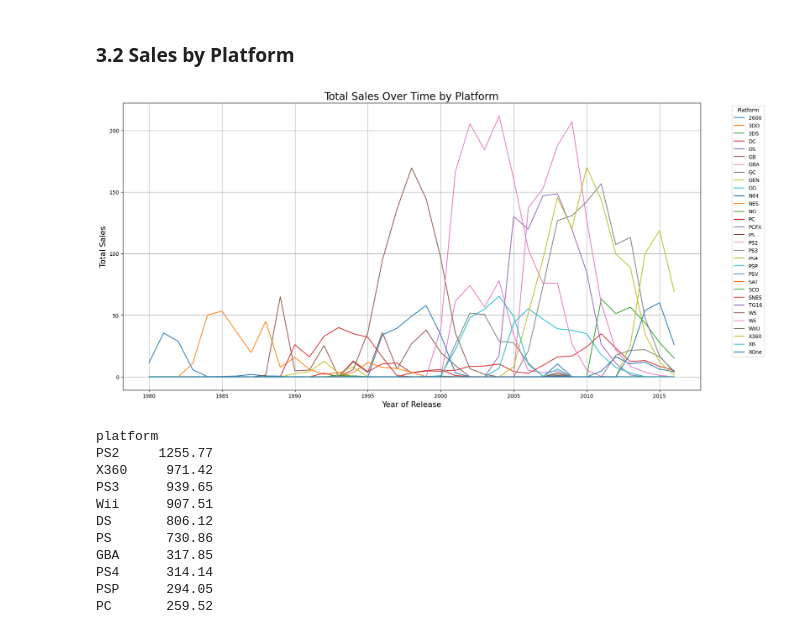
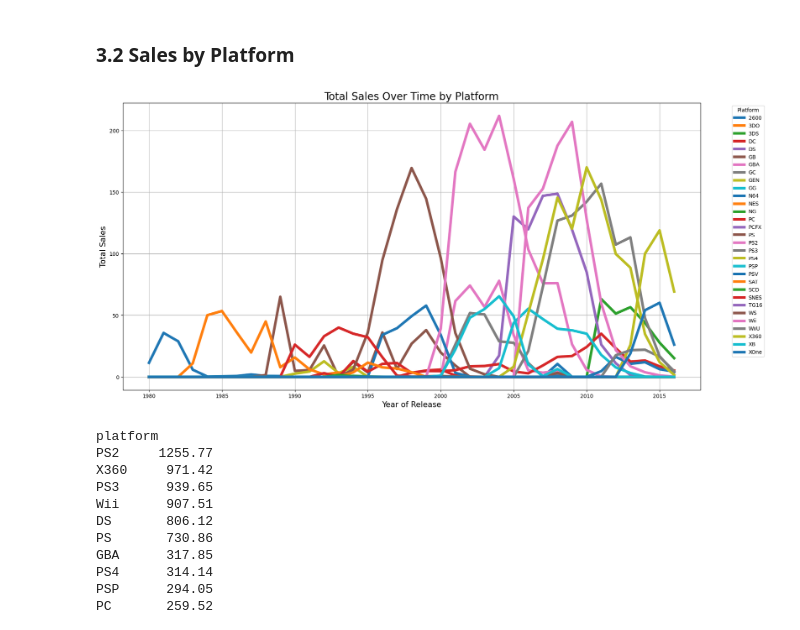
Before and after one commit to Vyncent-vdW/sprint_5_game_platforms, a Jupyter notebook: games_df.ipynb, the cells around one changed output. Cells and saved outputs as stored; diff of their text form; code cells hidden in the pictures.

Commit message:
Choosing platforms and making visuals

```diff
--- a/games_df.ipynb
+++ b/games_df.ipynb
@@ -603,18 +604,19 @@ From this we see that the number of games released per year peaked in 2008, and
 # %%
 sales_over_time = df.groupby(['year_of_release', 'platform'])['total_sales'].sum().unstack()
 sales_over_time = sales_over_time.fillna(0)
 
 sales_over_time.plot(kind='line',
                      figsize=(20, 10),
+                     linewidth= 5,
                      grid=True)
 
 plt.xlabel('Year of Release', fontsize=15)
 plt.ylabel('Total Sales', fontsize=15)
 plt.title('Total Sales Over Time by Platform', fontsize=20)
 plt.legend(title='Platform', bbox_to_anchor=(1.05, 1), loc='upper left')
 plt.show()
 # %% [output]
-[figure, old version]
+[figure, new version]
 # %%
 sales_by_platform = df.groupby(["year_of_release", "platform"])["total_sales"].sum().unstack()
 # %%
```
Also changed, not shown: parts of 9 cells of this notebook.
